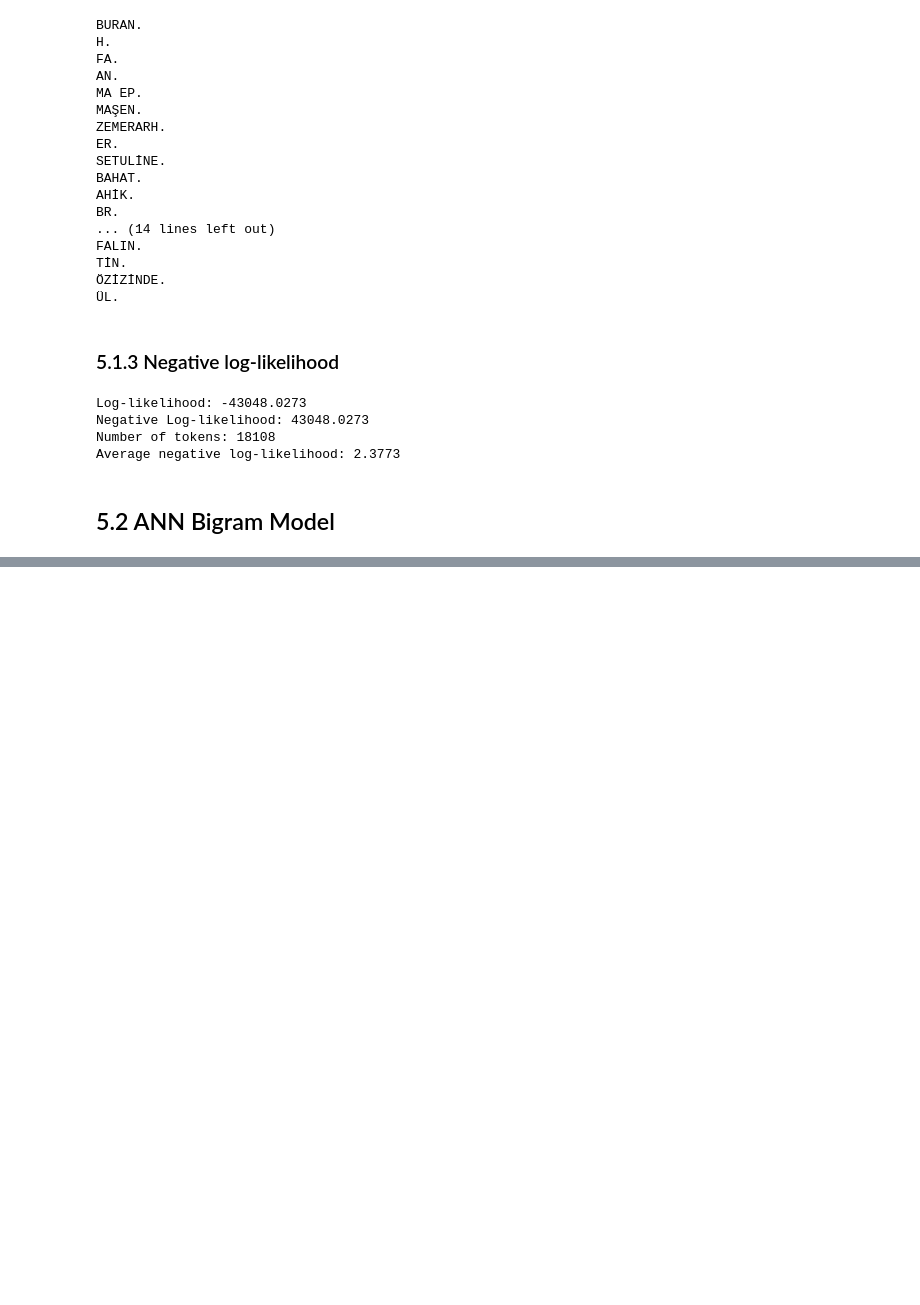
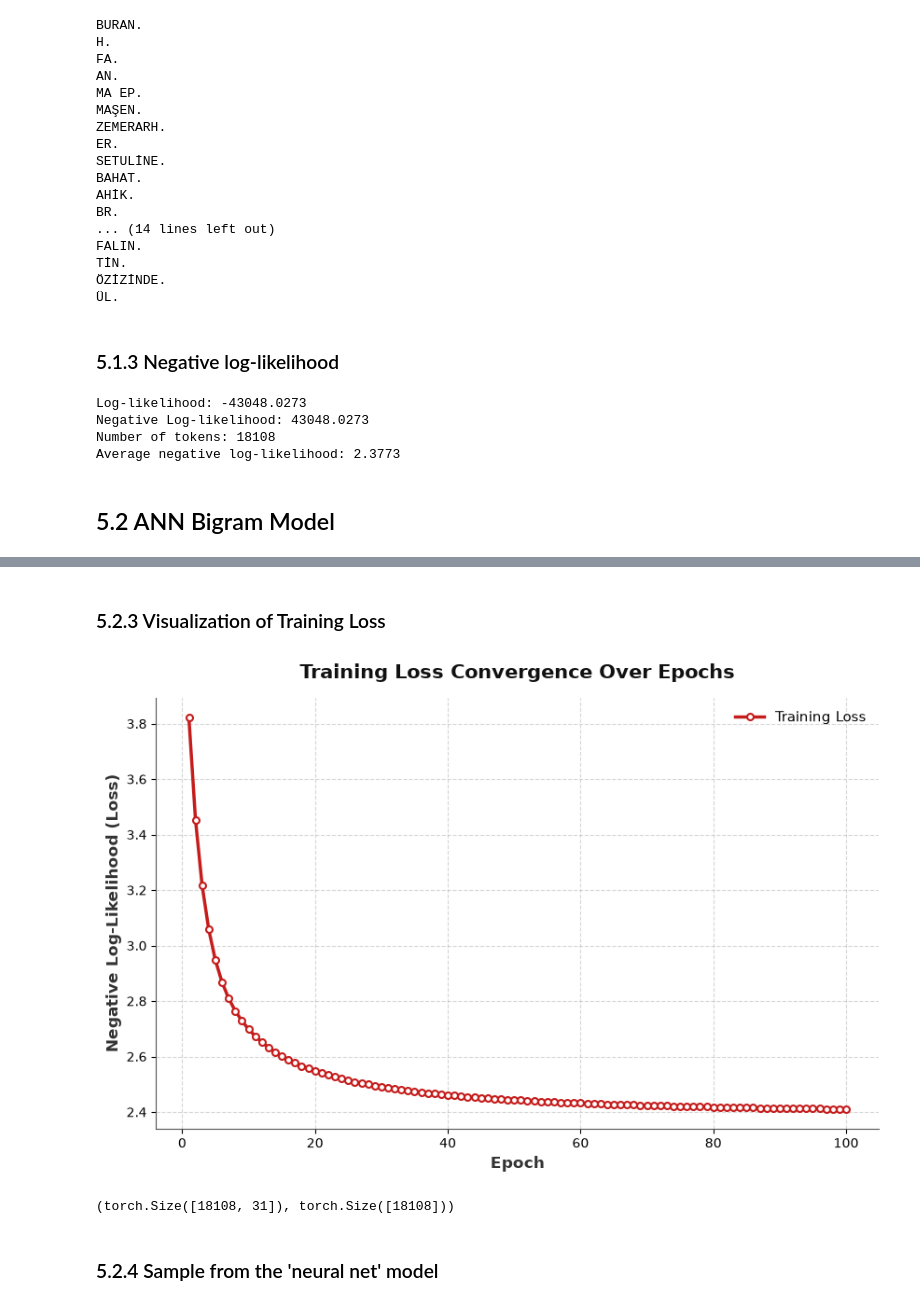
Before and after one commit to EdizArkin/yz50, a Jupyter notebook: w3_language_model.ipynb, the cells around one changed output, grey strips where cells are left out. Cells and saved outputs as stored; diff of their text form; code cells hidden in the pictures; blank space fills up the shorter version.

```diff
--- a/w3_language_model.ipynb
+++ b/w3_language_model.ipynb
@@ -1141,0 +1146,18 @@ Average negative log-likelihood: 2.3773
+# %%
+# create the dataset
+xs, ys = [], []
+for w in tr_names:
+  chs = ['.'] + list(w) + ['.']
+  for ch1, ch2 in zip(chs, chs[1:]):
+    ix1 = stoi[ch1]
+    ix2 = stoi[ch2]
+    xs.append(ix1)
+    ys.append(ix2)
+xs = torch.tensor(xs)
+ys = torch.tensor(ys)
+num = xs.nelement()
+print('number of examples: ', num)
+
+# initialize the 'network'
+g = torch.Generator().manual_seed(2147483647)
+W = torch.randn((31, 31), generator=g, requires_grad=True)
@@ -1141,0 +1227,34 @@ Average negative log-likelihood: 2.3773
+# %% [markdown]
+### 5.2.3 Visualization of Training Loss
+# %%
+import matplotlib.pyplot as plt
+
+plt.figure(figsize=(10, 6), dpi=100)
+
+plt.plot(x, y, color="#c51c1c", linewidth=2.5, marker='o', markersize=5,
+         markerfacecolor='white', markeredgewidth=1.5, label='Training Loss')
+
+plt.grid(True, linestyle='--', alpha=0.5)
+plt.xlabel('Epoch', fontsize=12, fontweight='bold', color='#333333')
+plt.ylabel('Negative Log-Likelihood (Loss)', fontsize=12, fontweight='bold', color='#333333')
+plt.title('Training Loss Convergence Over Epochs', fontsize=15, fontweight='bold', pad=15, color='#111111')
+
+ax = plt.gca()
+ax.spines['top'].set_visible(False)
+ax.spines['right'].set_visible(False)
+ax.spines['bottom'].set_color('#555555')
+ax.spines['left'].set_color('#555555')
+
+plt.legend(loc='upper right', frameon=False, fontsize=11)
+
+plt.ticklabel_format(useOffset=False, style='plain')
+
+plt.show()
+# %% [output]
+[figure, added]
+# %%
+xenc.shape, ys.shape
+# %% [output]
+(torch.Size([18108, 31]), torch.Size([18108]))
+# %% [markdown]
+### 5.2.4 Sample from the 'neural net' model
```
Also changed, not shown: parts of 12 cells of this notebook.
